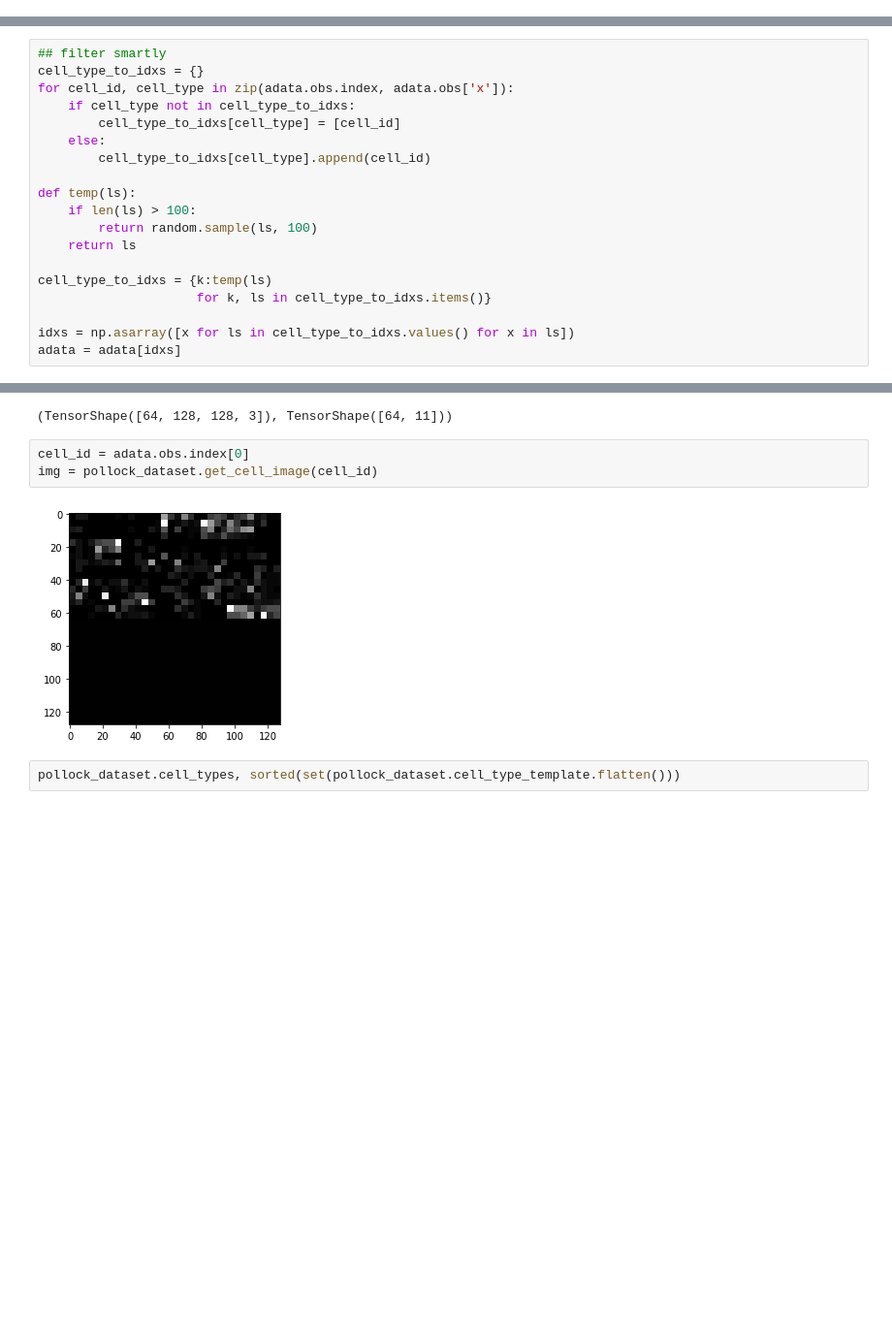
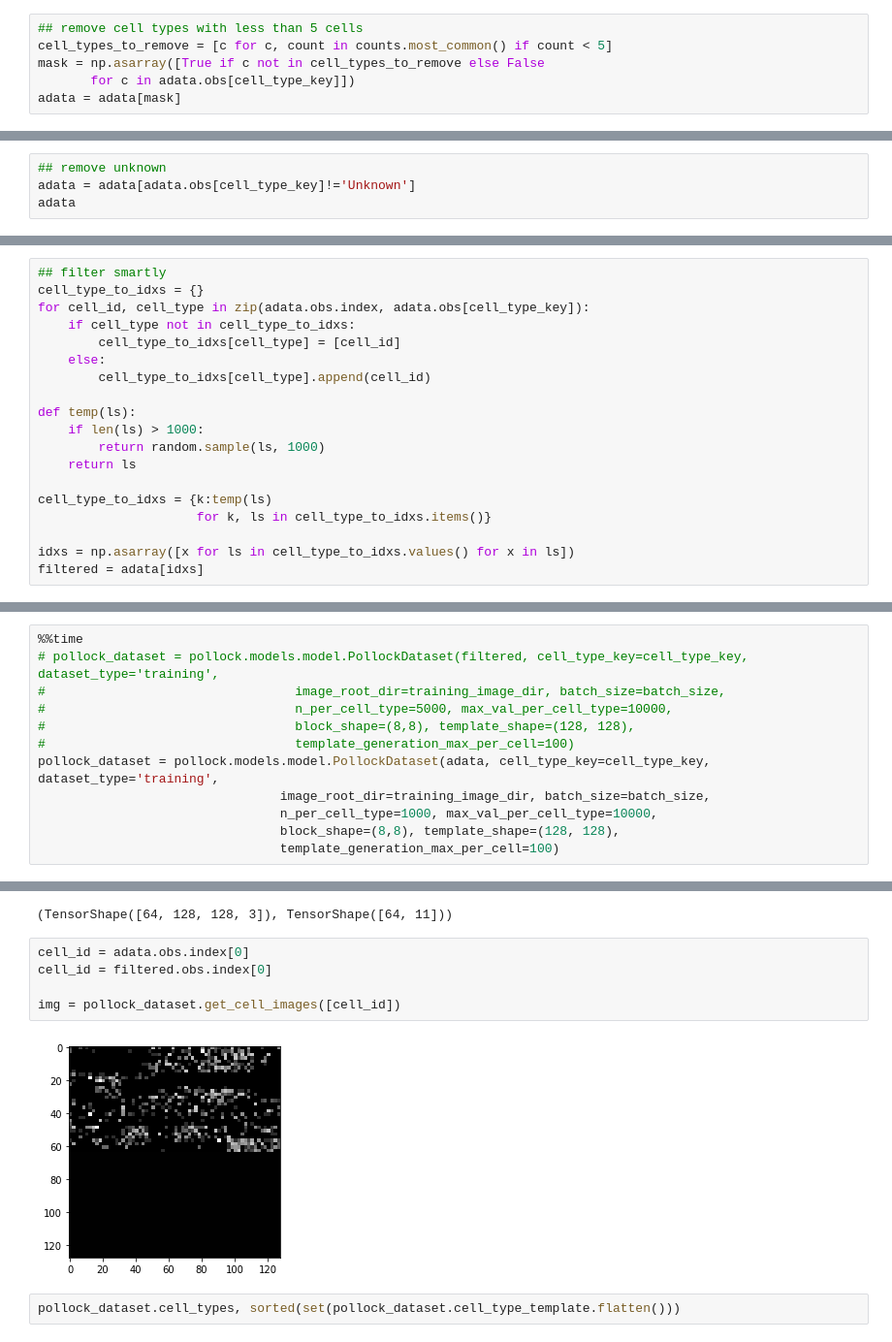
Before and after one commit to ding-lab/pollock, a Jupyter notebook: notebooks/example_from_expression_table.ipynb, the cells around one changed output, grey strips where cells are left out. Shown at 97% size. Saved outputs shown, nothing was run; the diff lists cells and outputs as text; blank space fills up the shorter version.

Commit message:
balanced classes now in model

```diff
--- a/notebooks/example_from_expression_table.ipynb
+++ b/notebooks/example_from_expression_table.ipynb
@@ -140,3 +622,9 @@ AnnData object with n_obs × n_vars = 65943 × 20387
 adata.X.nbytes
 # %% [output]
 5377519764
+# %%
+## remove cell types with less than 5 cells
+cell_types_to_remove = [c for c, count in counts.most_common() if count < 5]
+mask = np.asarray([True if c not in cell_types_to_remove else False
+       for c in adata.obs[cell_type_key]])
+adata = adata[mask]
@@ -142,0 +654,4 @@ adata.X.nbytes
+# %%
+## remove unknown
+adata = adata[adata.obs[cell_type_key]!='Unknown']
+adata
@@ -157,19 +693,19 @@ Counter(adata.obs['x']).most_common()
 # %%
 ## filter smartly
 cell_type_to_idxs = {}
-for cell_id, cell_type in zip(adata.obs.index, adata.obs['x']):
+for cell_id, cell_type in zip(adata.obs.index, adata.obs[cell_type_key]):
     if cell_type not in cell_type_to_idxs:
         cell_type_to_idxs[cell_type] = [cell_id]
     else:
         cell_type_to_idxs[cell_type].append(cell_id)
 
 def temp(ls):
-    if len(ls) > 100:
-        return random.sample(ls, 100)
+    if len(ls) > 1000:
+        return random.sample(ls, 1000)
     return ls
 
 cell_type_to_idxs = {k:temp(ls)
                      for k, ls in cell_type_to_idxs.items()}
 
 idxs = np.asarray([x for ls in cell_type_to_idxs.values() for x in ls])
-adata = adata[idxs]
+filtered = adata[idxs]
@@ -268,0 +801,12 @@ Wall time: 40min 17s
+# %%
+%%time
+# pollock_dataset = pollock.models.model.PollockDataset(filtered, cell_type_key=cell_type_key, dataset_type='training',
+#                                 image_root_dir=training_image_dir, batch_size=batch_size,
+#                                 n_per_cell_type=5000, max_val_per_cell_type=10000,
+#                                 block_shape=(8,8), template_shape=(128, 128),
+#                                 template_generation_max_per_cell=100)
+pollock_dataset = pollock.models.model.PollockDataset(adata, cell_type_key=cell_type_key, dataset_type='training',
+                                image_root_dir=training_image_dir, batch_size=batch_size,
+                                n_per_cell_type=1000, max_val_per_cell_type=10000,
+                                block_shape=(8,8), template_shape=(128, 128),
+                                template_generation_max_per_cell=100)
@@ -273,9 +837,11 @@ x.shape, y.shape
 (TensorShape([64, 128, 128, 3]), TensorShape([64, 11]))
 # %%
 cell_id = adata.obs.index[0]
-img = pollock_dataset.get_cell_image(cell_id)
+cell_id = filtered.obs.index[0]
+
+img = pollock_dataset.get_cell_images([cell_id])
 # %% [output]
-[figure, old version]
+[figure, new version]
 # %%
 pollock_dataset.cell_types, sorted(set(pollock_dataset.cell_type_template.flatten()))
 # %% [output]
```
Also changed, not shown: parts of 96 cells of this notebook, 5 other files.
